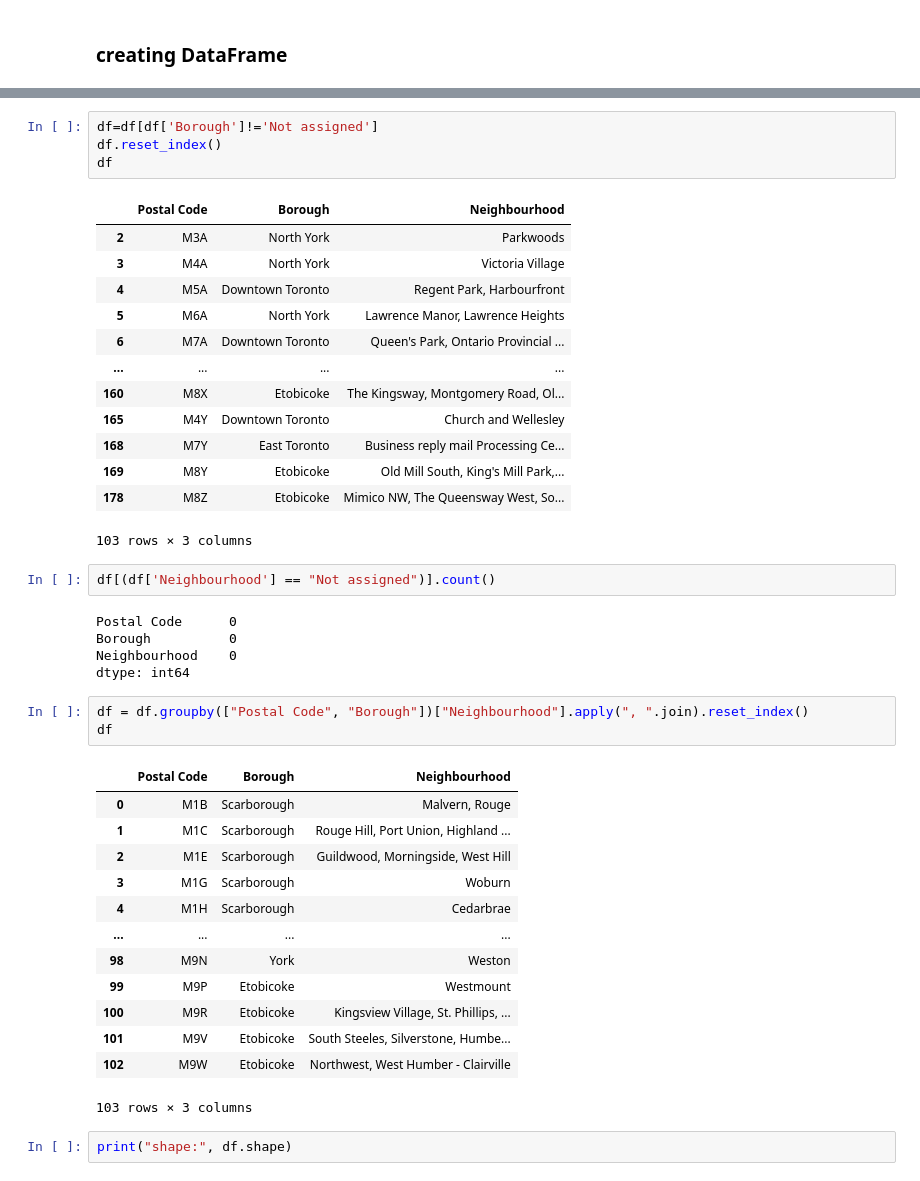
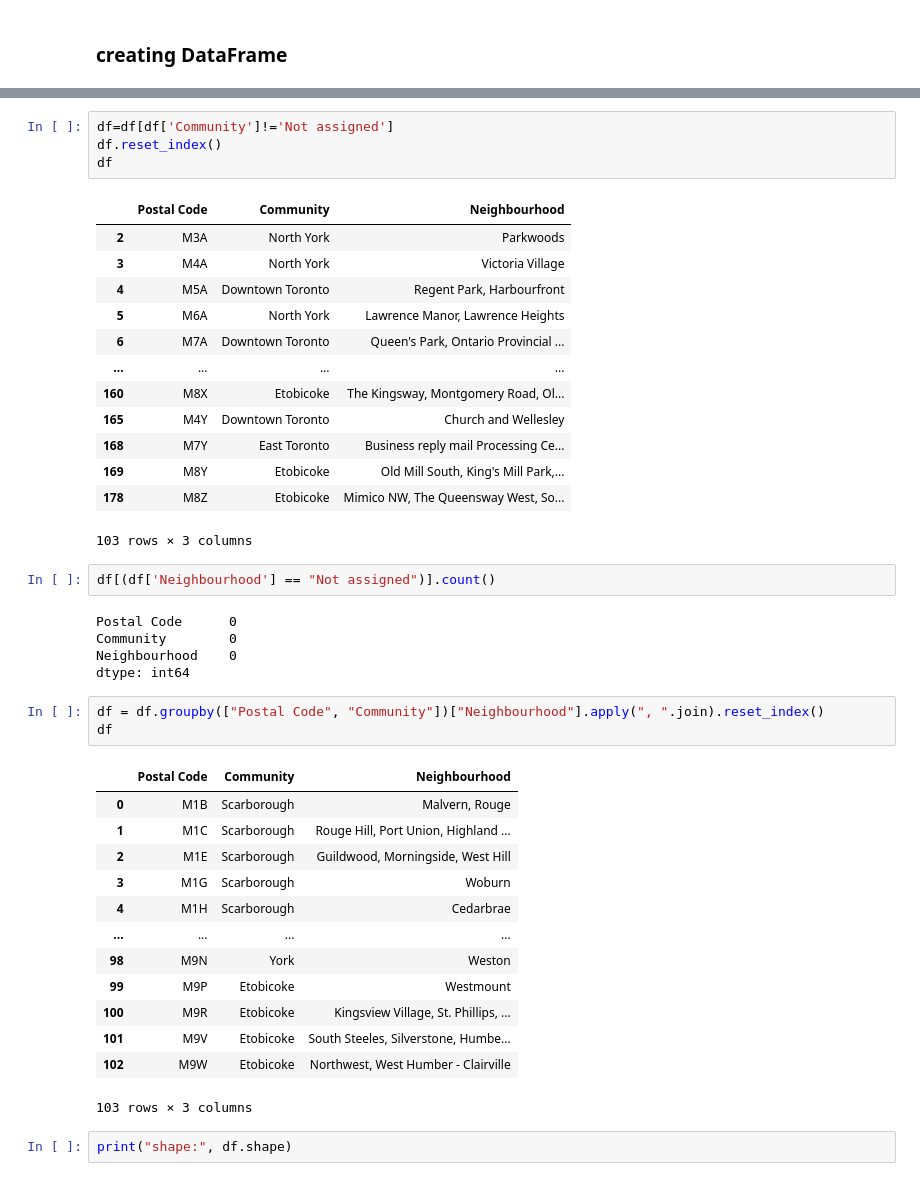
Before and after one commit to Wesal-Osama/Coursera_Capstone, a Jupyter notebook: Segmenting and Clustering Neighborhoods in Toronto.ipynb, the cells around one changed output, grey strips where cells are left out. Saved outputs shown, nothing was run; the diff lists cells and outputs as text.

```diff
--- a/Segmenting and Clustering Neighborhoods in Toronto.ipynb
+++ b/Segmenting and Clustering Neighborhoods in Toronto.ipynb
@@ -22,11 +22,11 @@ df.head()
 | 3 | M4A | North York | Victoria Village |
 | 4 | M5A | Downtown Toronto | Regent Park, Harbourfront |
 # %%
-df=df[df['Borough']!='Not assigned']
+df=df[df['Community']!='Not assigned']
 df.reset_index()
 df
 # %% [output]
-|  | Postal Code | Borough | Neighbourhood |
+|  | Postal Code | Community | Neighbourhood |
 | 2 | M3A | North York | Parkwoods |
 | 3 | M4A | North York | Victoria Village |
 | 4 | M5A | Downtown Toronto | Regent Park, Harbourfront |
@@ -43,14 +43,14 @@ df
 df[(df['Neighbourhood'] == "Not assigned")].count()
 # %% [output]
 Postal Code      0
-Borough          0
+Community        0
 Neighbourhood    0
 dtype: int64
 # %%
-df = df.groupby(["Postal Code", "Borough"])["Neighbourhood"].apply(", ".join).reset_index()
+df = df.groupby(["Postal Code", "Community"])["Neighbourhood"].apply(", ".join).reset_index()
 df
 # %% [output]
-|  | Postal Code | Borough | Neighbourhood |
+|  | Postal Code | Community | Neighbourhood |
 | 0 | M1B | Scarborough | Malvern, Rouge |
 | 1 | M1C | Scarborough | Rouge Hill, Port Union, Highland ... |
 | 2 | M1E | Scarborough | Guildwood, Morningside, West Hill |
```
Also changed, not shown: parts of 3 cells of this notebook.
